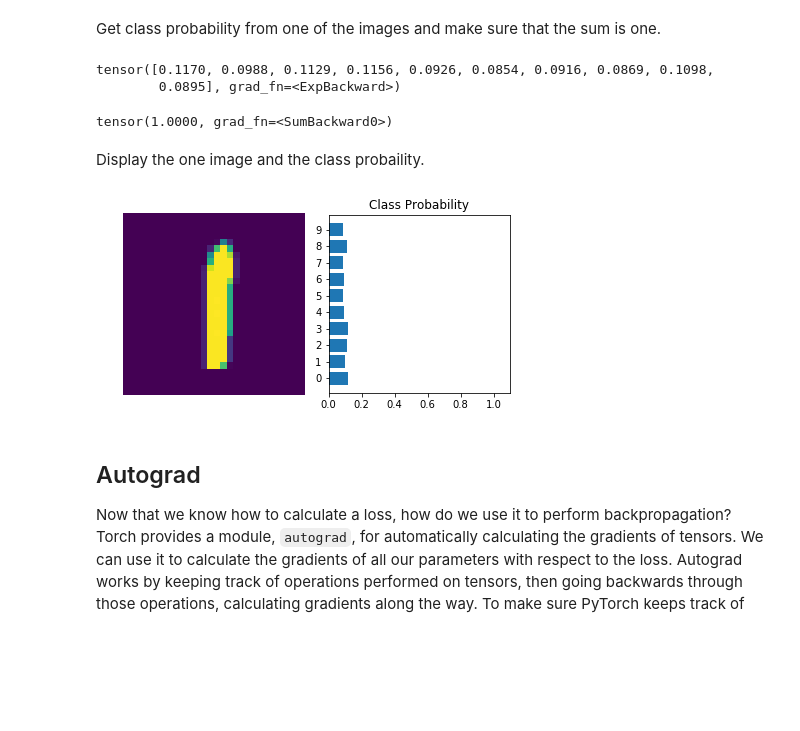
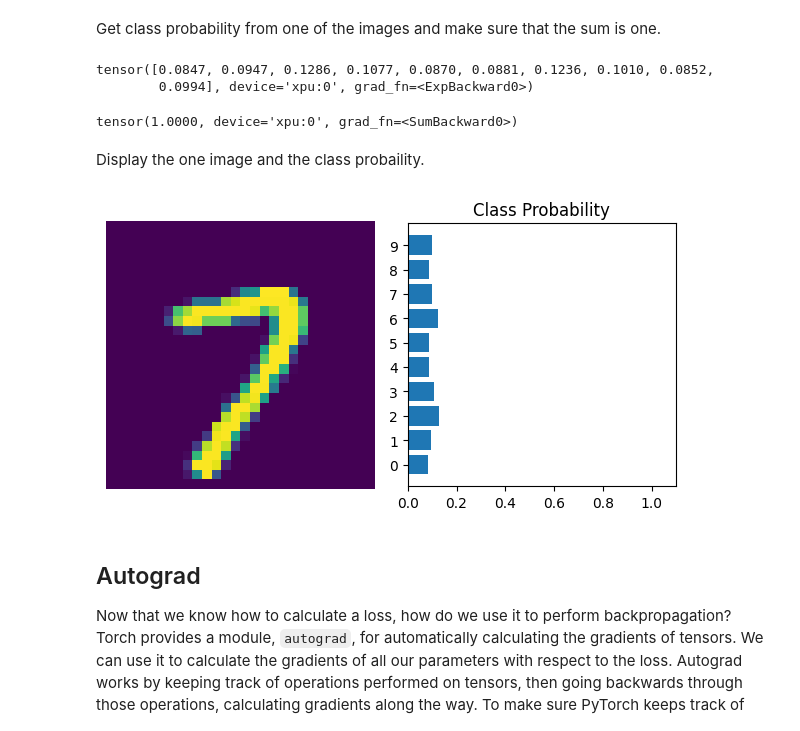
Before and after one commit to ekaakurniawan/Deep-Learning-with-PyTorch, a Jupyter notebook: intro-to-pytorch/Part 3 - Training Neural Networks (Exercises).ipynb, the cells around one changed output. Drawn from its saved outputs; the diff is of its cells as text; code cells hidden in the pictures; blank space fills up the shorter version.

```diff
--- a/intro-to-pytorch/Part 3 - Training Neural Networks (Exercises).ipynb
+++ b/intro-to-pytorch/Part 3 - Training Neural Networks (Exercises).ipynb
@@ -56,12 +56,17 @@ Something really important to note here. Looking at [the documentation for `nn.C
 > The input is expected to contain scores for each class.
 
 This means we need to pass in the raw output of our network into the loss, not the output of the softmax function. This raw output is usually called the *logits* or *scores*. We use the logits because softmax gives you probabilities which will often be very close to zero or one but floating-point numbers can't accurately represent values near zero or one ([read more here](https://docs.python.org/3/tutorial/floatingpoint.html)). It's usually best to avoid doing calculations with probabilities, typically we use log-probabilities.
+# %%
+num_threads = 24
+# Device: cpu, xpu, cuda
+device = "xpu"
 # %%
 import helper
 import time
 # %%
 import torch
 from torch import nn
+from torch import optim
 import torch.nn.functional as F
 from torchvision import datasets, transforms
 
@@ -71,12 +76,12 @@ from torchvision import datasets, transforms
 # - Normalize function converts torch.FloatTensor from range of 0.0 to 1.0 into
 #   range of -1.0 to 1.0
 transform = transforms.Compose([transforms.ToTensor(),
-                                transforms.Normalize((0.5, 0.5, 0.5), (0.5, 0.5, 0.5)),
+                                transforms.Normalize((0.5,), (0.5,)),
                               ])
 # Download and load the training data
 trainset = datasets.MNIST('~/.pytorch/MNIST_data/', download=True, train=True, transform=transform)
 trainloader = torch.utils.data.DataLoader(trainset, batch_size=64, shuffle=True, \
-                                          num_workers = 12)
+                                          num_workers = num_threads)
 # %% [markdown]
 ### Note
 If you haven't seen `nn.Sequential` yet, please finish the end of the Part 2 notebook.
@@ -140,10 +149,10 @@ model = nn.Sequential(nn.Linear(784, 128),
                       nn.Linear(128, 64),
                       nn.ReLU(),
                       nn.Linear(64, 10),
-                      nn.LogSoftmax(dim=1))
+                      nn.LogSoftmax(dim=1)).to(device)
 
 # TODO: Define the loss
-criterion = nn.NLLLoss()
+criterion = nn.NLLLoss().to(device)
 
 ### Run this to check your work
 # Get our data
@@ -151,6 +160,10 @@ images, labels = next(iter(trainloader))
 # Flatten images
 images = images.view(images.shape[0], -1)
 
+# Send dataset to device
+images = images.to(device)
+labels = labels.to(device)
+
 # Forward pass, get our log probability
 logps = model(images)
 # Calculate the loss with the logits and the labels
@@ -171,19 +184,19 @@ Get class probability from one of the images and make sure that the sum is one.
 class_probability = torch.exp(model.forward(images)[0])
 class_probability
 # %% [output]
-tensor([0.1170, 0.0988, 0.1129, 0.1156, 0.0926, 0.0854, 0.0916, 0.0869, 0.1098,
-        0.0895], grad_fn=<ExpBackward>)
+tensor([0.0847, 0.0947, 0.1286, 0.1077, 0.0870, 0.0881, 0.1236, 0.1010, 0.0852,
+        0.0994], device='xpu:0', grad_fn=<ExpBackward0>)
 # %%
 torch.sum(class_probability)
 # %% [output]
-tensor(1.0000, grad_fn=<SumBackward0>)
+tensor(1.0000, device='xpu:0', grad_fn=<SumBackward0>)
 # %% [markdown]
 Display the one image and the class probaility.
 # %%
-helper.view_classify(images[0].view(1, 28, 28), \
-                     class_probability)
+helper.view_classify(images[0].to("cpu").view(1, 28, 28), \
+                     class_probability.to("cpu"))
 # %% [output]
-[figure, old version]
+[figure, new version]
 # %% [markdown]
 ## Autograd
 
```
Also changed, not shown: parts of 36 cells of this notebook.
